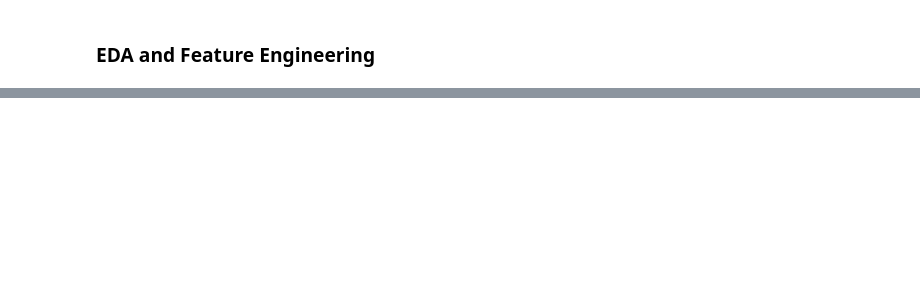
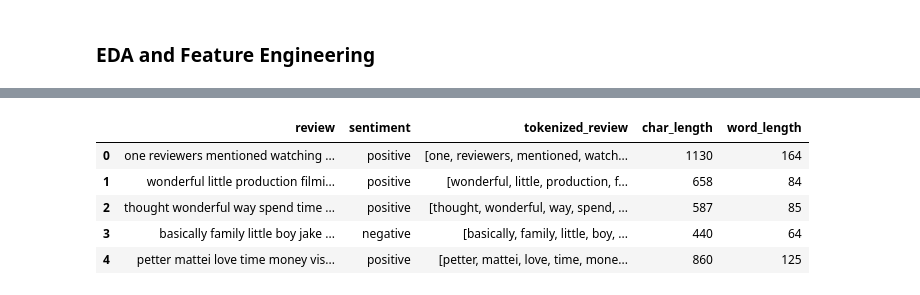
Before and after one commit to Apurba1903/IMDB_review_data_cleaning, a Jupyter notebook: analysis.ipynb, the cells around one changed output, grey strips where cells are left out. Cells and saved outputs as stored; diff of their text form; code cells hidden in the pictures; blank space fills up the shorter version.

```diff
--- a/analysis.ipynb
+++ b/analysis.ipynb
@@ -266,0 +306,10 @@ df.head()
+# %%
+df['word_length'] = df['tokenized_review'].apply(len)
+df.head()
+# %% [output]
+|  | review | sentiment | tokenized_review | char_length | word_length |
+| 0 | one reviewers mentioned watching ... | positive | [one, reviewers, mentioned, watch... | 1130 | 164 |
+| 1 | wonderful little production filmi... | positive | [wonderful, little, production, f... | 658 | 84 |
+| 2 | thought wonderful way spend time ... | positive | [thought, wonderful, way, spend, ... | 587 | 85 |
+| 3 | basically family little boy jake ... | negative | [basically, family, little, boy, ... | 440 | 64 |
+| 4 | petter mattei love time money vis... | positive | [petter, mattei, love, time, mone... | 860 | 125 |
```
Also changed, not shown: parts of 11 cells of this notebook.
